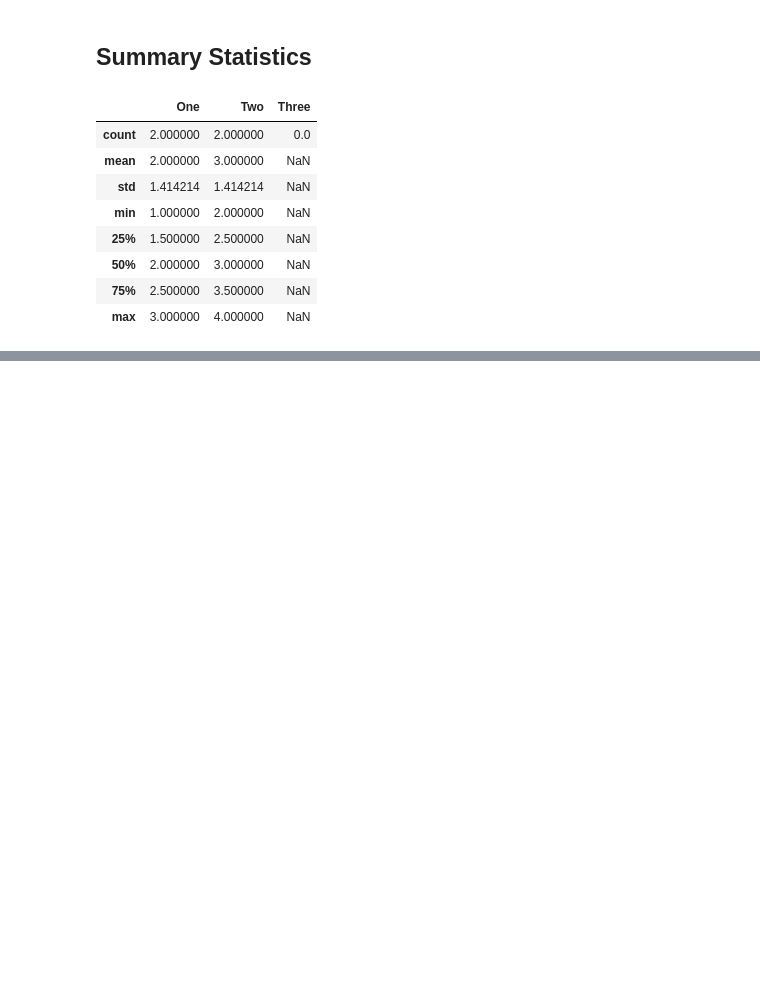
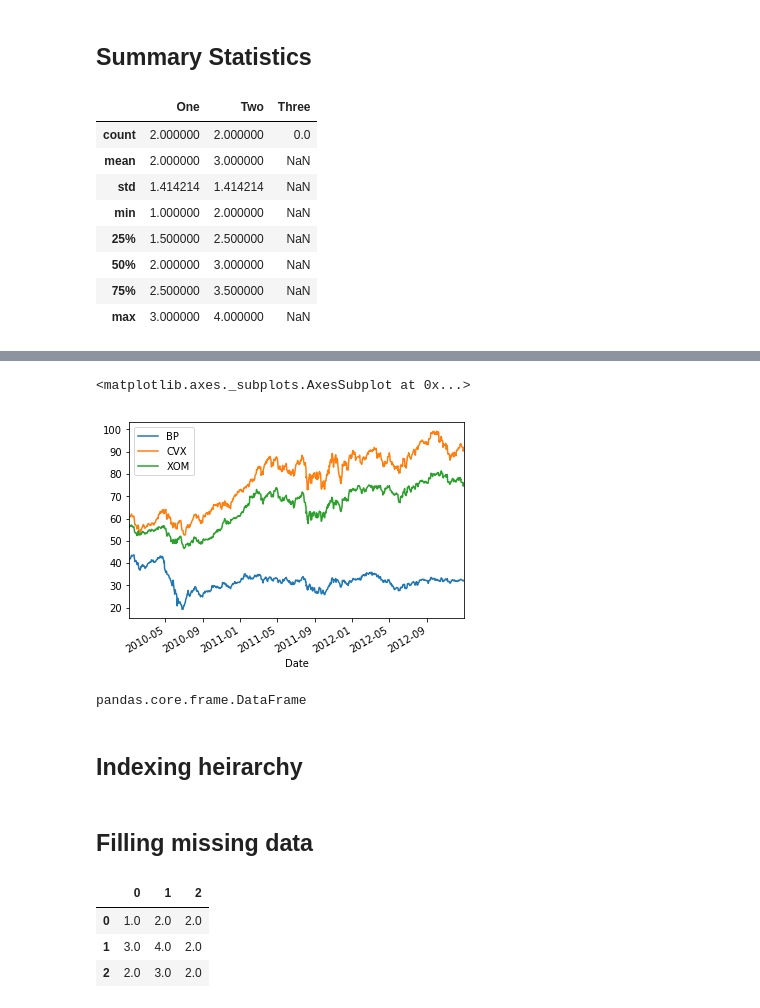
Before and after one commit to maykulkarni/DSandMLinPython, a Jupyter notebook: pandas/dataframe.ipynb, the cells around one changed output, grey strips where cells are left out. Saved outputs shown, nothing was run; the diff lists cells and outputs as text; code cells hidden in the pictures; blank space fills up the shorter version.

Commit message:
Added Imputation and Index Hierarchy

```diff
--- a/pandas/dataframe.ipynb
+++ b/pandas/dataframe.ipynb
@@ -262,3 +281,12 @@ df.describe()
 | 50% | 2.000000 | 3.000000 | NaN |
 | 75% | 2.500000 | 3.500000 | NaN |
 | max | 3.000000 | 4.000000 | NaN |
+# %%
+import pandas_datareader.data as pdweb
+import datetime
+
+# Get stock prices directly from yahoo
+prices = pdweb.get_data_yahoo(['CVX', 'XOM', 'BP'], start=datetime.datetime(2010, 1, 1), end=datetime.datetime(2013, 1, 1))['Adj Close']
+prices.head()
+volume = pdweb.get_data_yahoo(['CVX', 'XOM', 'BP'], start=datetime.datetime(2010, 1, 1), end=datetime.datetime(2013, 1, 1))['Volume']
+volume.head()
@@ -264,0 +325,20 @@ df.describe()
+# %%
+%matplotlib inline
+# Plots the line chart for individual columns
+prices.plot()
+# %% [output]
+<matplotlib.axes._subplots.AxesSubplot at 0x...>
+[figure, added]
+# %%
+import seaborn as sns
+import matplotlib.pyplot as plt
+
+# Heatmap to visualize correlation matrix
+
+indices = corr_matrix.index
+# %% [output]
+pandas.core.frame.DataFrame
+# %% [markdown]
+## Indexing heirarchy
+# %% [markdown]
+## Filling missing data
@@ -264,0 +347,32 @@ df.describe()
+# %%
+df = DataFrame([[1, 2, 2], [3, 4, na], [na, na, na]])
+df
+
+# True if entry is NaN
+df.isnull()
+
+# drop entire row even if a single entry is NaN
+df.dropna()
+
+# drop entire row only if all the entries are NaNs
+df.dropna(how='all')
+
+# instead of rows, target columns
+df.dropna(axis=1)
+
+# only want rows that have more than '2'
+# data points
+df.dropna(thresh=2)
+
+# fill all the NaNs with some value
+df.fillna(1)
+
+# can specify different for different columns
+# pass in a dict where key is column and value is
+# the value you want to insert
+df.fillna({0: np.mean(df[0]), 1: np.mean(df[1]), 2: np.mean(df[2])})
+# %% [output]
+|  | 0 | 1 | 2 |
+| 0 | 1.0 | 2.0 | 2.0 |
+| 1 | 3.0 | 4.0 | 2.0 |
+| 2 | 2.0 | 3.0 | 2.0 |
```
Also changed, not shown: parts of 8 cells of this notebook, 1 other file.
